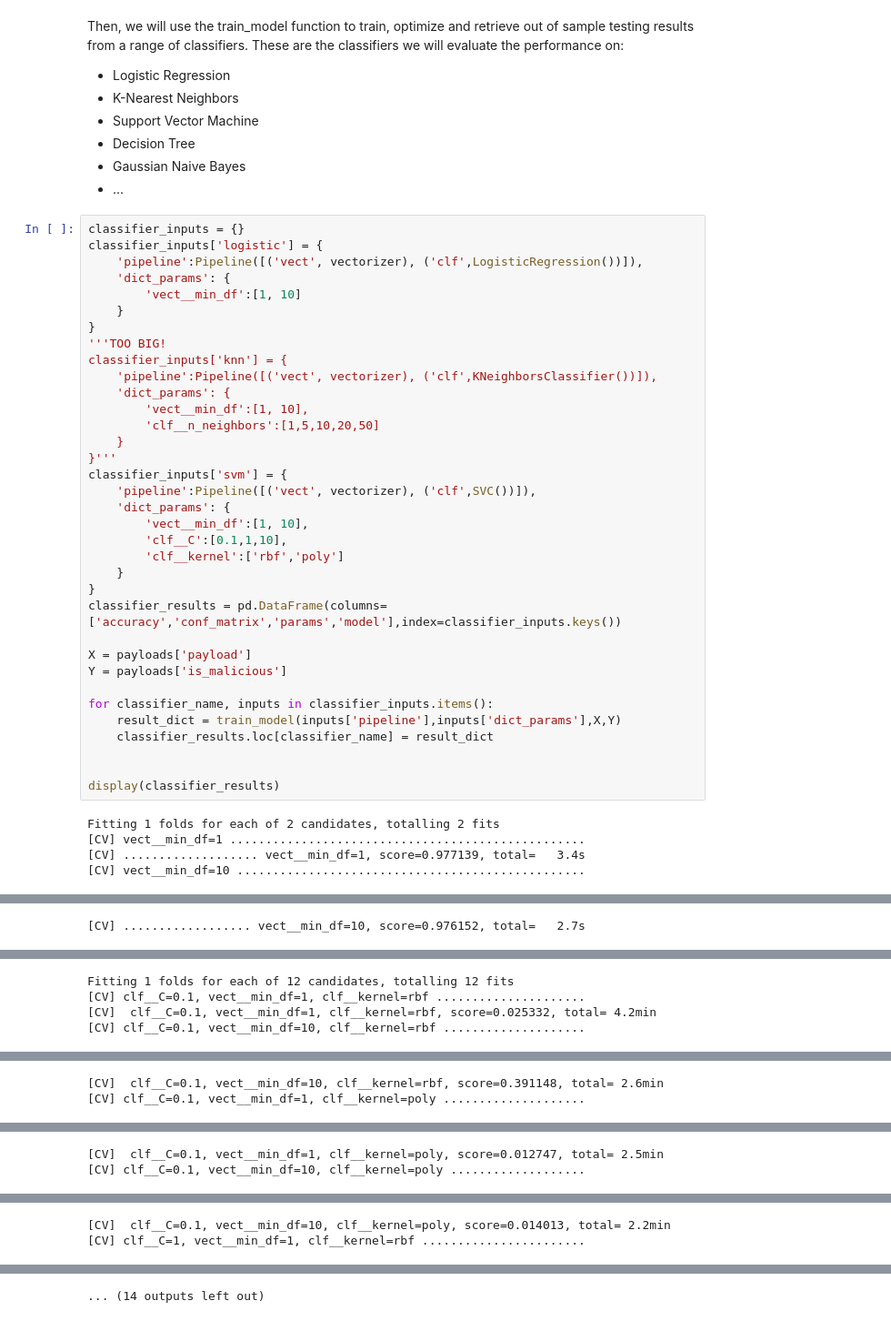
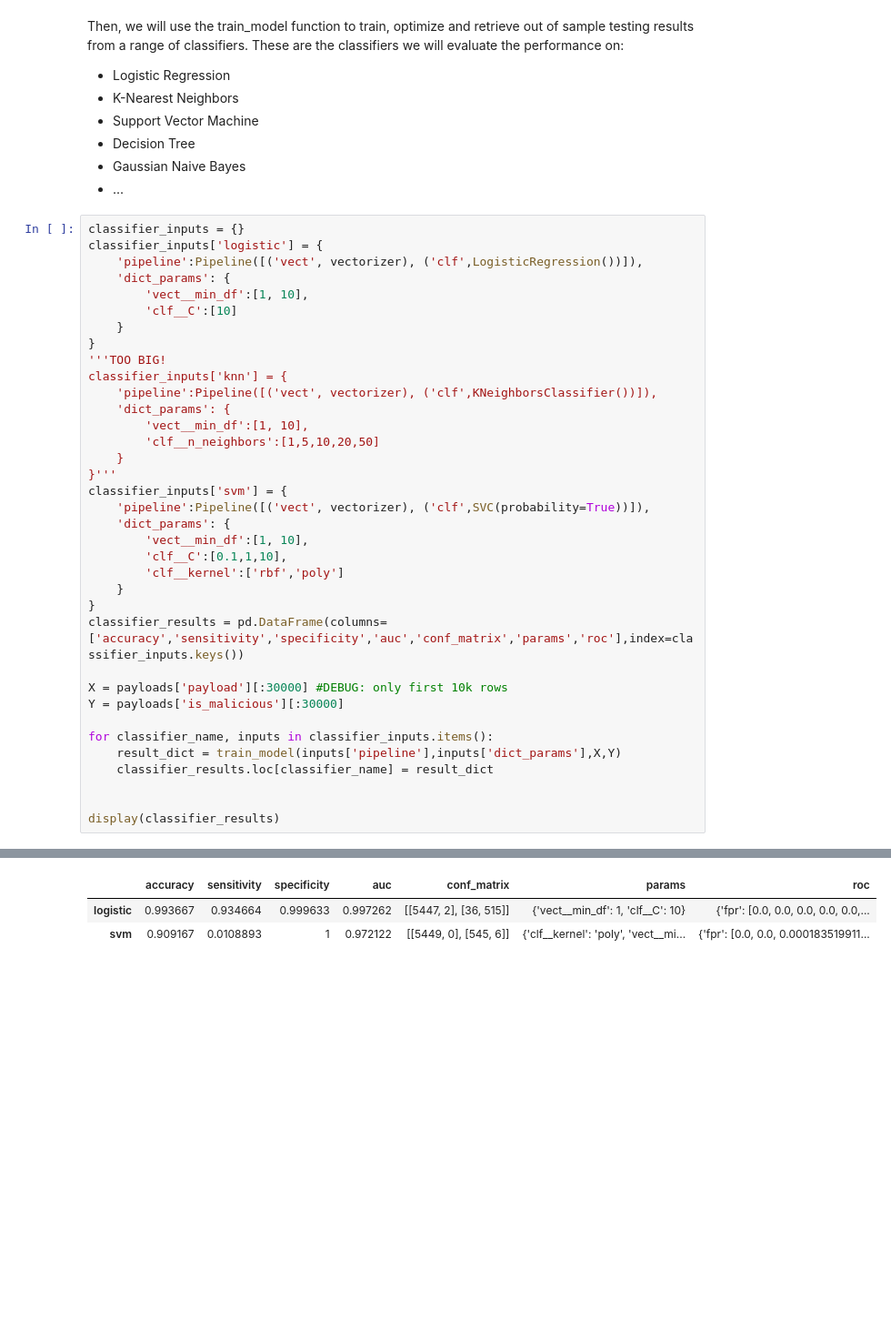
Before and after one commit to grananqvist/Machine-Learning-Web-Application-Firewall-and-Dataset, a Jupyter notebook: Data_analysis.ipynb, the cells around one changed output, grey strips where cells are left out. Shown at 91% size. Saved outputs shown, nothing was run; the diff lists cells and outputs as text; blank space fills up the shorter version.

```diff
--- a/Data_analysis.ipynb
+++ b/Data_analysis.ipynb
@@ -419,7 +461,8 @@ classifier_inputs = {}
 classifier_inputs['logistic'] = {
     'pipeline':Pipeline([('vect', vectorizer), ('clf',LogisticRegression())]),
     'dict_params': {
-        'vect__min_df':[1, 10]
+        'vect__min_df':[1, 10],
+        'clf__C':[10]
     }
 }
 '''TOO BIG!
@@ -431,17 +474,17 @@ classifier_inputs['knn'] = {
     }
 }'''
 classifier_inputs['svm'] = {
-    'pipeline':Pipeline([('vect', vectorizer), ('clf',SVC())]),
+    'pipeline':Pipeline([('vect', vectorizer), ('clf',SVC(probability=True))]),
     'dict_params': {
         'vect__min_df':[1, 10],
         'clf__C':[0.1,1,10],
         'clf__kernel':['rbf','poly']
     }
 }
-classifier_results = pd.DataFrame(columns=['accuracy','conf_matrix','params','model'],index=classifier_inputs.keys())
+classifier_results = pd.DataFrame(columns=['accuracy','sensitivity','specificity','auc','conf_matrix','params','roc'],index=classifier_inputs.keys())
 
-X = payloads['payload']
-Y = payloads['is_malicious']
+X = payloads['payload'][:30000] #DEBUG: only first 10k rows
+Y = payloads['is_malicious'][:30000]
 
 for classifier_name, inputs in classifier_inputs.items():
     result_dict = train_model(inputs['pipeline'],inputs['dict_params'],X,Y)
@@ -450,7 +493,3 @@ for classifier_name, inputs in classifier_inputs.items():
 
 display(classifier_results)
 # %% [output]
-Fitting 1 folds for each of 2 candidates, totalling 2 fits
-[CV] vect__min_df=1 ..................................................
-[CV] ................... vect__min_df=1, score=0.977139, total=   3.4s
-[CV] vect__min_df=10 .................................................
@@ -458 +495,0 @@ Fitting 1 folds for each of 2 candidates, totalling 2 fits
-[CV] .................. vect__min_df=10, score=0.976152, total=   2.7s
@@ -461,4 +495,0 @@ Fitting 1 folds for each of 2 candidates, totalling 2 fits
-Fitting 1 folds for each of 12 candidates, totalling 12 fits
-[CV] clf__C=0.1, vect__min_df=1, clf__kernel=rbf .....................
-[CV]  clf__C=0.1, vect__min_df=1, clf__kernel=rbf, score=0.025332, total= 4.2min
-[CV] clf__C=0.1, vect__min_df=10, clf__kernel=rbf ....................
@@ -466,2 +495,0 @@ Fitting 1 folds for each of 12 candidates, totalling 12 fits
-[CV]  clf__C=0.1, vect__min_df=10, clf__kernel=rbf, score=0.391148, total= 2.6min
-[CV] clf__C=0.1, vect__min_df=1, clf__kernel=poly ....................
@@ -469,2 +495,0 @@ Fitting 1 folds for each of 12 candidates, totalling 12 fits
-[CV]  clf__C=0.1, vect__min_df=1, clf__kernel=poly, score=0.012747, total= 2.5min
-[CV] clf__C=0.1, vect__min_df=10, clf__kernel=poly ...................
@@ -472,2 +495,0 @@ Fitting 1 folds for each of 12 candidates, totalling 12 fits
-[CV]  clf__C=0.1, vect__min_df=10, clf__kernel=poly, score=0.014013, total= 2.2min
-[CV] clf__C=1, vect__min_df=1, clf__kernel=rbf .......................
@@ -475 +496,3 @@ Fitting 1 folds for each of 12 candidates, totalling 12 fits
-... (14 outputs left out)
+|  | accuracy | sensitivity | specificity | auc | conf_matrix | params | roc |
+| logistic | 0.993667 | 0.934664 | 0.999633 | 0.997262 | [[5447, 2], [36, 515]] | {'vect__min_df': 1, 'clf__C': 10} | {'fpr': [0.0, 0.0, 0.0, 0.0, 0.0,... |
+| svm | 0.909167 | 0.0108893 | 1 | 0.972122 | [[5449, 0], [545, 6]] | {'clf__kernel': 'poly', 'vect__mi... | {'fpr': [0.0, 0.0, 0.000183519911... |
```
Also changed, not shown: parts of 8 cells of this notebook.
